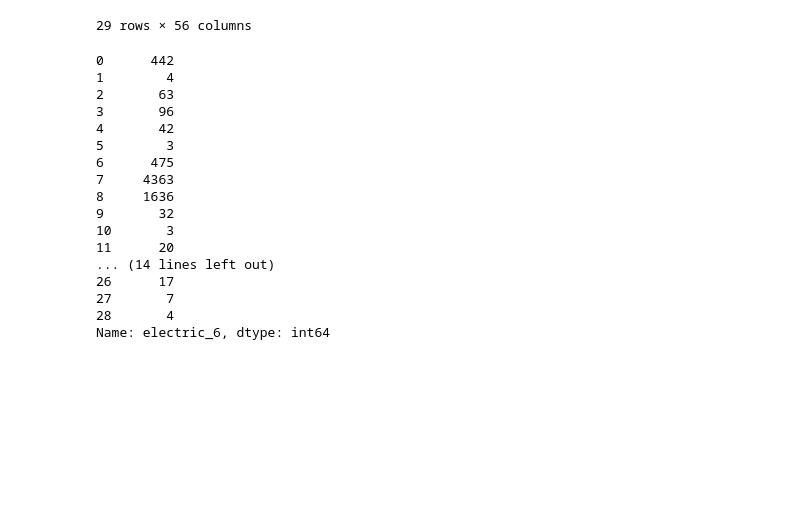
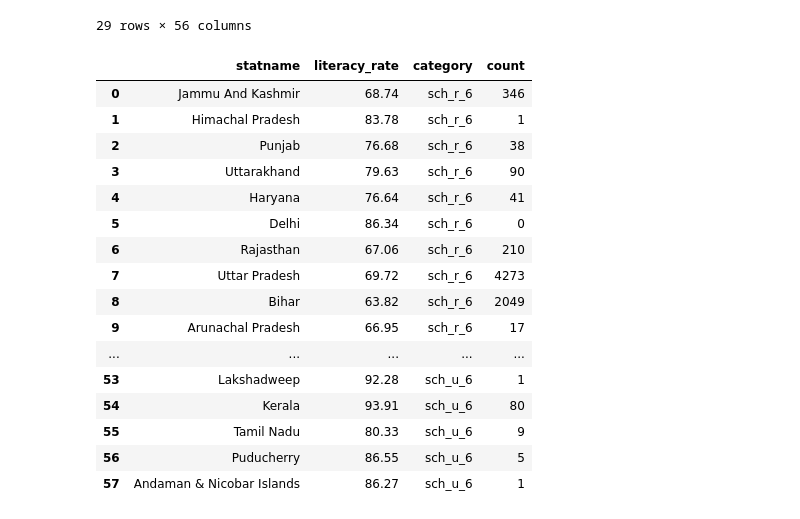
Before and after one commit to ayush12251/eda-analysis, a Jupyter notebook: 2015_2016 anaylis.ipynb, the cells around one changed output. Saved outputs shown, nothing was run; the diff lists cells and outputs as text; code cells hidden in the pictures; blank space fills up the shorter version.

```diff
--- a/2015_2016 anaylis.ipynb
+++ b/2015_2016 anaylis.ipynb
@@ -155,23 +155,27 @@ df
 | 27 | 2015-16 | Puducherry | 1244.46 | 1038.0 | 15.7 | 0.0 | 86.55 | ... |
 | 28 | 2015-16 | Andaman & Nicobar Islands | 379.94 | 878.0 | 0.0 | 7.5 | 86.27 | ... |
 29 rows × 56 columns
-# %%
-df["electric_6"]
-# %% [output]
-0      442
-1        4
-2       63
-3       96
-4       42
-5        3
-6      475
-7     4363
-8     1636
-9       32
-10       3
-11      20
-... (14 lines left out)
-26      17
-27       7
-28       4
-Name: electric_6, dtype: int64
+# %%
+student_teacher_ratio=df['enr_6']/df['tch_6']
+df=df.assign(student_teacher_ratio=student_teacher_ratio)
+# %%
+literacy_rural_urban=df.melt(id_vars=["statname","literacy_rate"], value_vars=["sch_r_6", "sch_u_6"], var_name="category", value_name="count")
+literacy_rural_urban
+# %% [output]
+|  | statname | literacy_rate | category | count |
+| 0 | Jammu And Kashmir | 68.74 | sch_r_6 | 346 |
+| 1 | Himachal Pradesh | 83.78 | sch_r_6 | 1 |
+| 2 | Punjab | 76.68 | sch_r_6 | 38 |
+| 3 | Uttarakhand | 79.63 | sch_r_6 | 90 |
+| 4 | Haryana | 76.64 | sch_r_6 | 41 |
+| 5 | Delhi | 86.34 | sch_r_6 | 0 |
+| 6 | Rajasthan | 67.06 | sch_r_6 | 210 |
+| 7 | Uttar Pradesh | 69.72 | sch_r_6 | 4273 |
+| 8 | Bihar | 63.82 | sch_r_6 | 2049 |
+| 9 | Arunachal Pradesh | 66.95 | sch_r_6 | 17 |
+| ... | ... | ... | ... | ... |
+| 53 | Lakshadweep | 92.28 | sch_u_6 | 1 |
+| 54 | Kerala | 93.91 | sch_u_6 | 80 |
+| 55 | Tamil Nadu | 80.33 | sch_u_6 | 9 |
+| 56 | Puducherry | 86.55 | sch_u_6 | 5 |
+| 57 | Andaman & Nicobar Islands | 86.27 | sch_u_6 | 1 |
```
Also changed, not shown: parts of 4 cells of this notebook.
